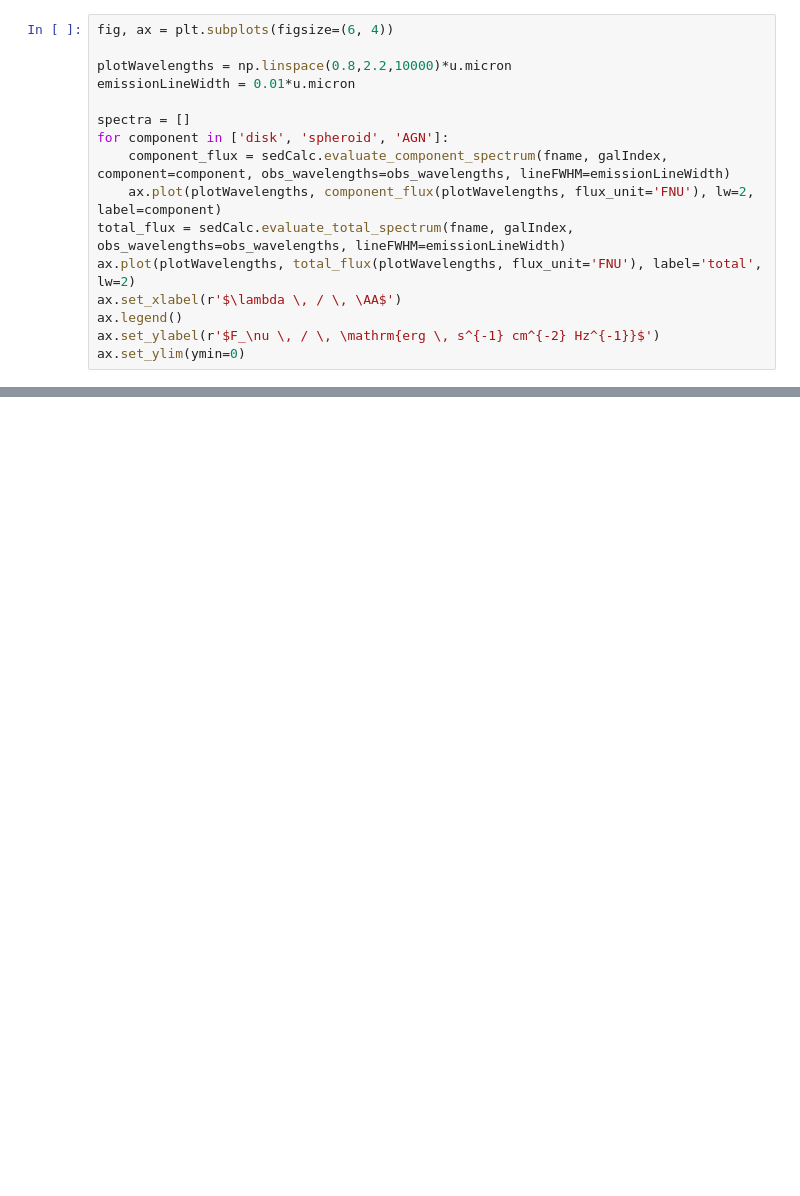
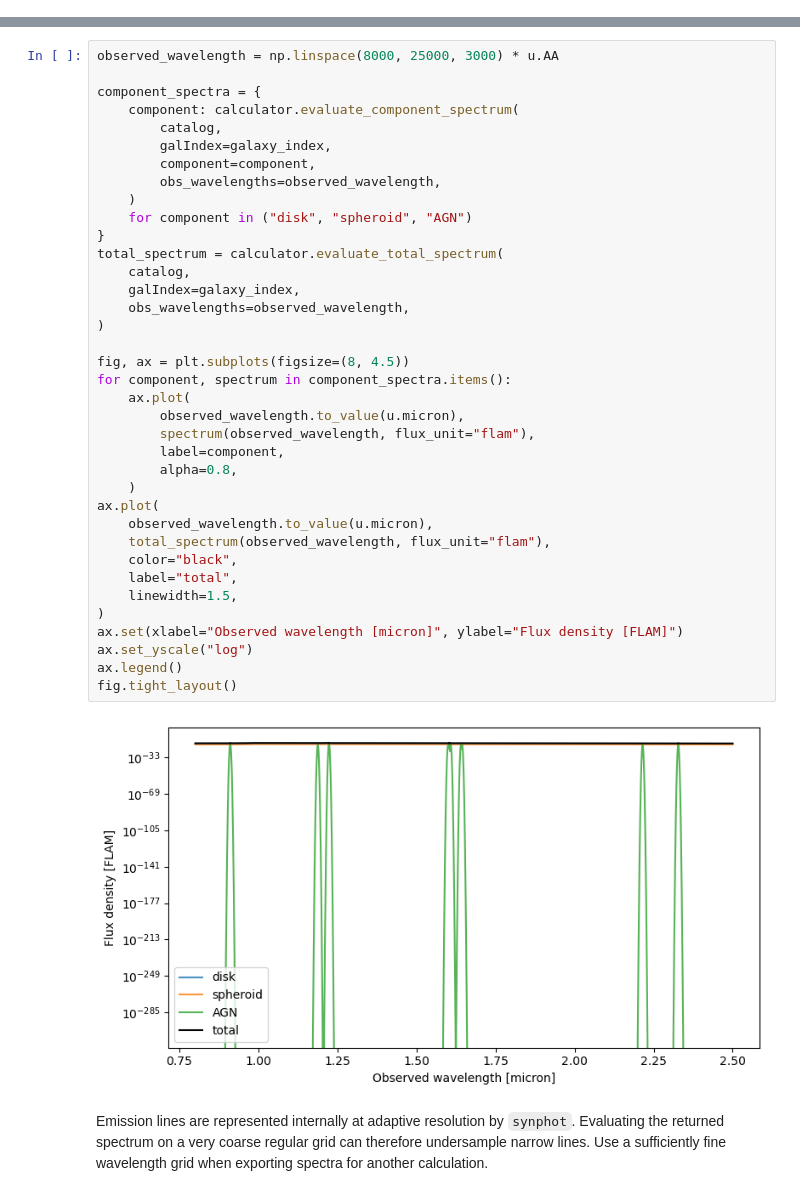
Before and after one commit to roman-grs-pit/galacticus_sed_calculator, a Jupyter notebook: examples/exampleUsage.ipynb, the cells around one changed output, grey strips where cells are left out. Drawn from its saved outputs; the diff is of its cells as text; blank space fills up the shorter version.

```diff
--- a/examples/exampleUsage.ipynb
+++ b/examples/exampleUsage.ipynb
@@ -162,16 +0,0 @@ As an example of changing the `lineFWHM`, below we make the lines broader.
-# %%
-fig, ax = plt.subplots(figsize=(6, 4))
-
-plotWavelengths = np.linspace(0.8,2.2,10000)*u.micron
-emissionLineWidth = 0.01*u.micron
-
-spectra = []
-for component in ['disk', 'spheroid', 'AGN']:
-    component_flux = sedCalc.evaluate_component_spectrum(fname, galIndex, component=component, obs_wavelengths=obs_wavelengths, lineFWHM=emissionLineWidth)
-    ax.plot(plotWavelengths, component_flux(plotWavelengths, flux_unit='FNU'), lw=2, label=component)
-total_flux = sedCalc.evaluate_total_spectrum(fname, galIndex, obs_wavelengths=obs_wavelengths, lineFWHM=emissionLineWidth)
-ax.plot(plotWavelengths, total_flux(plotWavelengths, flux_unit='FNU'), label='total', lw=2)
-ax.set_xlabel(r'$\lambda \, / \, \AA$')
-ax.legend()
-ax.set_ylabel(r'$F_\nu \, / \, \mathrm{erg \, s^{-1} cm^{-2} Hz^{-1}}$')
-ax.set_ylim(ymin=0)
@@ -509,0 +49,44 @@ Currently we are only outputting emission lines due to AGN, but Andrew Benson is
+# %%
+observed_wavelength = np.linspace(8000, 25000, 3000) * u.AA
+
+component_spectra = {
+    component: calculator.evaluate_component_spectrum(
+        catalog,
+        galIndex=galaxy_index,
+        component=component,
+        obs_wavelengths=observed_wavelength,
+    )
+    for component in ("disk", "spheroid", "AGN")
+}
+total_spectrum = calculator.evaluate_total_spectrum(
+    catalog,
+    galIndex=galaxy_index,
+    obs_wavelengths=observed_wavelength,
+)
+
+fig, ax = plt.subplots(figsize=(8, 4.5))
+for component, spectrum in component_spectra.items():
+    ax.plot(
+        observed_wavelength.to_value(u.micron),
+        spectrum(observed_wavelength, flux_unit="flam"),
+        label=component,
+        alpha=0.8,
+    )
+ax.plot(
+    observed_wavelength.to_value(u.micron),
+    total_spectrum(observed_wavelength, flux_unit="flam"),
+    color="black",
+    label="total",
+    linewidth=1.5,
+)
+ax.set(xlabel="Observed wavelength [micron]", ylabel="Flux density [FLAM]")
+ax.set_yscale("log")
+ax.legend()
+fig.tight_layout()
+# %% [output]
+[figure, added]
+# %% [markdown]
+Emission lines are represented internally at adaptive resolution by
+`synphot`. Evaluating the returned spectrum on a very coarse regular grid can
+therefore undersample narrow lines. Use a sufficiently fine wavelength grid
+when exporting spectra for another calculation.
```
Also changed, not shown: parts of 84 cells of this notebook, 4 other files.
